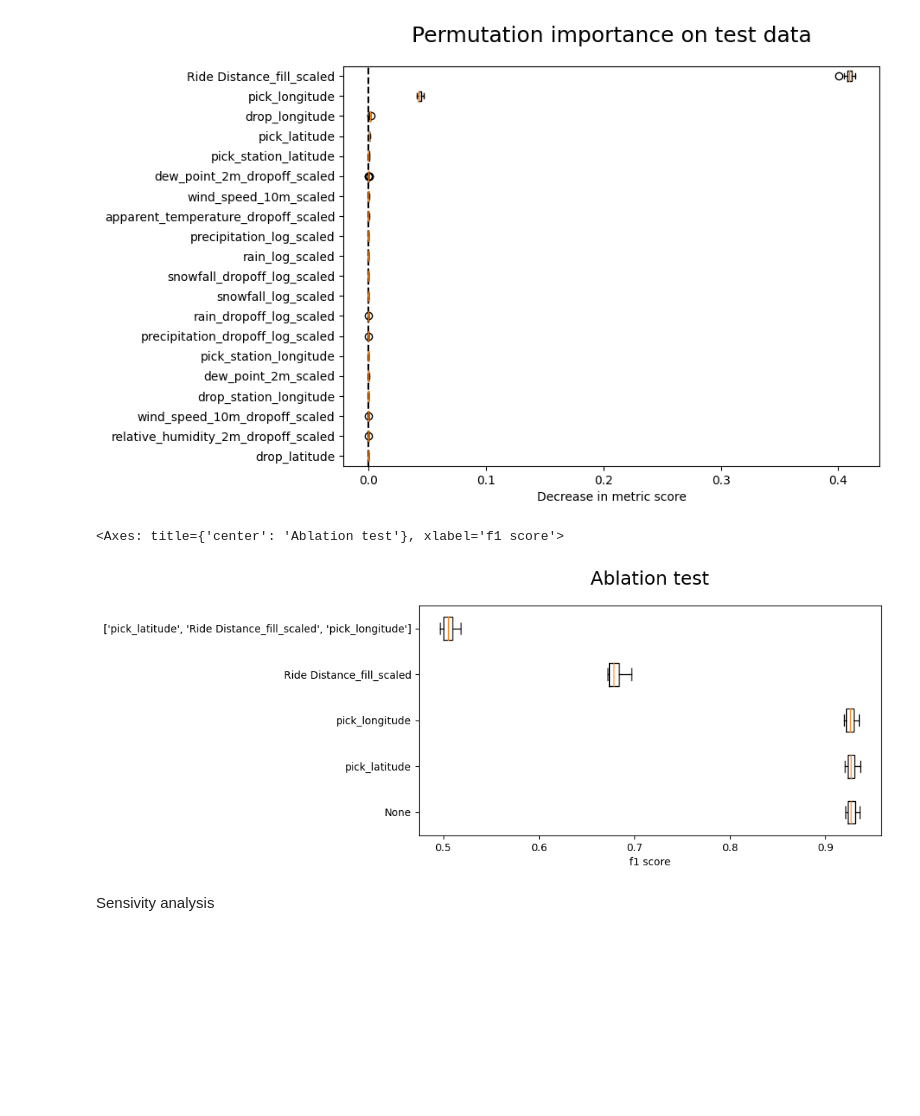
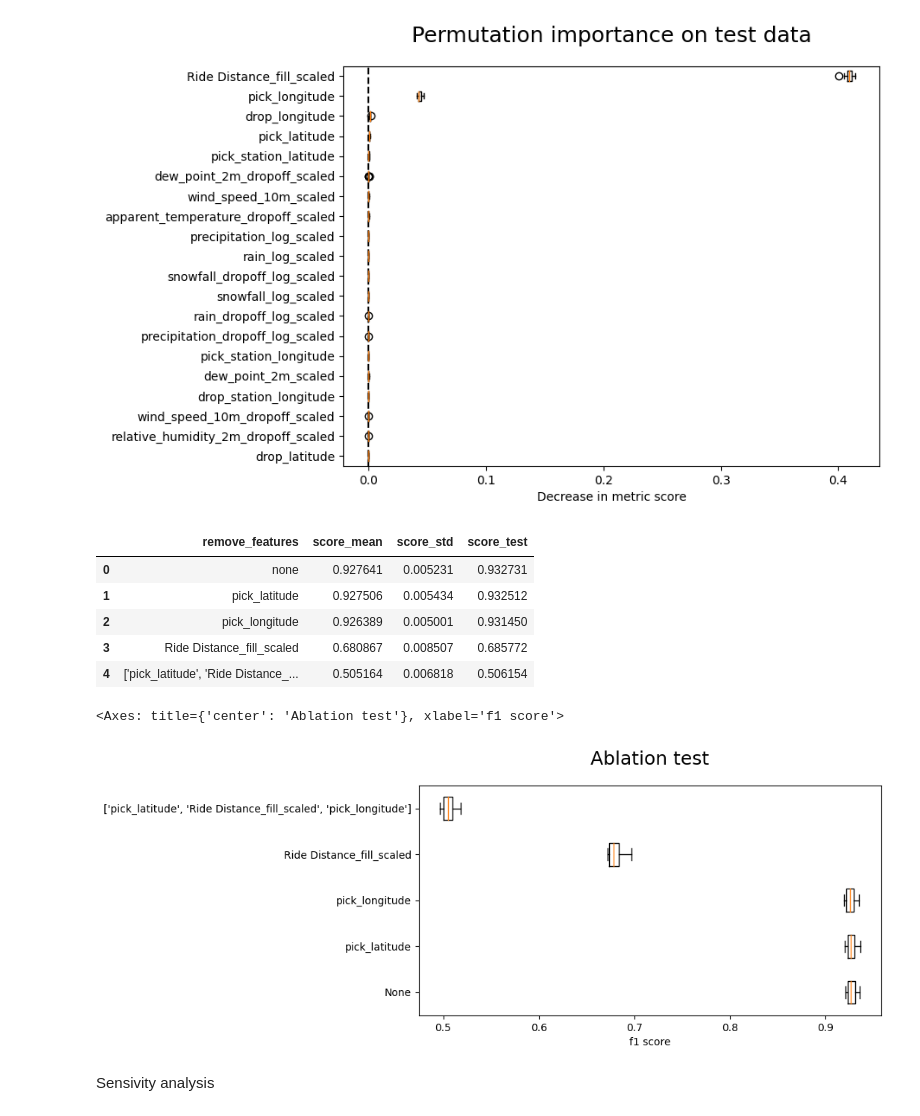
Before and after one commit to NDuan-510/MADS-MS2-Uber-Analysis, a Jupyter notebook: 4.1. Supervised Model evaluation & Failure analysis(booking cancel)).ipynb, the cells around one changed output. Cells and saved outputs as stored; diff of their text form; code cells hidden in the pictures; blank space fills up the shorter version.

Commit message:
Update evaluation notebok to allow more presaving calculation

```diff
--- a/4.1. Supervised Model evaluation & Failure analysis(booking cancel)).ipynb
+++ b/4.1. Supervised Model evaluation & Failure analysis(booking cancel)).ipynb
@@ -156,26 +173,47 @@ classify_vis_obj.permutation_importance_plot(test_permute,figsize=(8,6),title='P
 <Axes: title={'center': 'Permutation importance on test data'}, xlabel='Decrease in metric score'>
 [figure]
 # %%
-remove_features = ['pick_latitude',
+try:
+    os.makedirs(f'{base_directory}/evaluation', exist_ok=True)
+    if not recalculate_evaluation:
+        score_array = np.load(base_directory + '/evaluation/booking_cancel_ablation_test.npy')
+        eval_df = pd.read_csv(base_directory + '/evaluation/booking_cancel_ablation_test.csv')
+    else:
+        raise Exception('Recalculating ablation test')
+except:
+    remove_features = ['pick_latitude',
                    'pick_longitude',
                    'Ride Distance_fill_scaled',
                     ['pick_latitude','Ride Distance_fill_scaled','pick_longitude']
                     ]
 
-score_array,eval_df = evaluation.ablation_test(
-    model,
-    train_data = train_data,
-    test_data = test_data,
-    target_col = '_target_completed_',
-    scorer=make_scorer(f1_score,average='macro'),
-    remove_features = remove_features,
-    n_jobs=-1
-)
+    score_array,eval_df = evaluation.ablation_test(
+        model,
+        train_data = train_data,
+        test_data = test_data,
+        target_col = '_target_completed_',
+        scorer=make_scorer(f1_score,average='macro'),
+        remove_features = remove_features,
+        n_jobs=-1
+    )
 
-classify_vis_obj.box_plot(score_array.T,labels=['None'] + remove_features,title='Ablation test',xlabel='f1 score')
+    np.save(base_directory + '/evaluation/booking_cancel_ablation_test.npy',score_array)
+    eval_df.to_csv(base_directory + '/evaluation/booking_cancel_ablation_test.csv',index=False)
+
+eval_df.head()
 # %% [output]
-<Axes: title={'center': 'Ablation test'}, xlabel='f1 score'>
-[figure, removed]
+|  | remove_features | score_mean | score_std | score_test |
+| 0 | none | 0.927641 | 0.005231 | 0.932731 |
+| 1 | pick_latitude | 0.927506 | 0.005434 | 0.932512 |
+| 2 | pick_longitude | 0.926389 | 0.005001 | 0.931450 |
+| 3 | Ride Distance_fill_scaled | 0.680867 | 0.008507 | 0.685772 |
+| 4 | ['pick_latitude', 'Ride Distance_... | 0.505164 | 0.006818 | 0.506154 |
+# %%
+# Ablation test plot
+classify_vis_obj.box_plot(score_array.T,labels=['None'] + remove_features,title='Ablation test',xlabel='f1 score')
+# %% [output]
+<Axes: title={'center': 'Ablation test'}, xlabel='f1 score'>
+[figure, added]
 # %% [markdown]
 Sensivity analysis
 # %%
```
Also changed, not shown: parts of 3 cells of this notebook, 1 other file.
